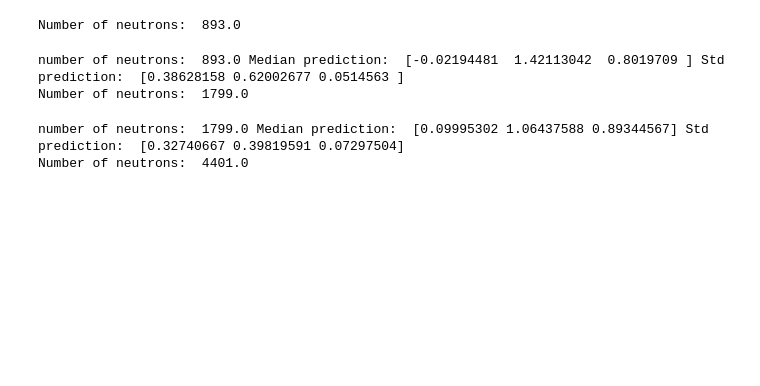
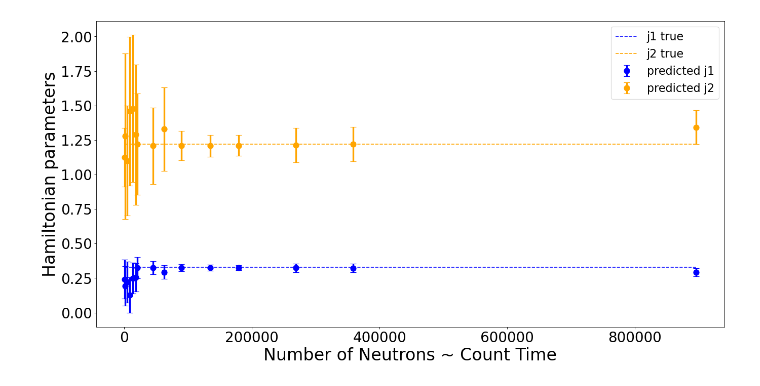
Before and after one commit to slaclab/neural-representation-sqw, a Jupyter notebook: src/simulate_low_counting.ipynb, the cells around one changed output. Cells and saved outputs as stored; diff of their text form; code cells hidden in the pictures; blank space fills up the shorter version.

Commit message:
fix low counting

```diff
--- a/src/simulate_low_counting.ipynb
+++ b/src/simulate_low_counting.ipynb
@@ -24,13 +32,13 @@ preds = []
 path = '../data_experimental/'
 
 # parameters for gradient descent
-batch_size = 2048 # number of pixels across both slices; stochastic optimization to find better minima
+batch_size = 4096 # number of pixels across both slices; stochastic optimization to find better minima
 max_iter = 2000
 learning_rate = 0.01
 n_restarts = 10
 
 # note n_samples != n_neutrons since the rejection sampling procedure is not very efficient
-for n_samples in tqdm([5000, 10000, 25000, 50000, 75000, 100000, 115000, 250000, 350000, 500000, 750000, 1000000,1500000, 2000000,5000000, 6000000]):
+for n_samples in tqdm([100, 10000, 25000, 50000, 75000, 100000, 150000, 200000, 300000, 500000, 750000, 1000000,1500000, 2000000,5000000]):
 
     # Sample from experimentally smoothed "probability" distribution
     c_sqw_rs_slice1 = rejection_sampling(c_sqw_slice1, n_samples=n_samples).T
@@ -39,8 +47,8 @@ for n_samples in tqdm([5000, 10000, 25000, 50000, 75000, 100000, 115000, 250000,
     mc_simulations.append([c_sqw_rs_slice1, c_sqw_rs_slice2]) # save mc simulation
 
     # convert data to (q,E) from pixel space
-    test_x_1, test_y_1 = image_to_coords(c_sqw_rs_slice1, c_E_slice1, c_sqw_slice1, background_start=150,background_end=160)
-    test_x_2, test_y_2 = image_to_coords(c_sqw_rs_slice2, c_E_slice2, c_sqw_slice2, background_start=95,background_end=100)
+    test_x_1, test_y_1 = image_to_coords(c_q_slice1, c_E_slice1, c_sqw_rs_slice1, background_start=150,background_end=160)
+    test_x_2, test_y_2 = image_to_coords(c_q_slice2, c_E_slice2, c_sqw_rs_slice2, background_start=95,background_end=100)
 
     # convert to tensors
     test_x = tf.convert_to_tensor(np.vstack((test_x_1, test_x_2[test_y_2 != 0])), dtype=tf.float32)
@@ -51,26 +59,21 @@ for n_samples in tqdm([5000, 10000, 25000, 50000, 75000, 100000, 115000, 250000,
     n_2 = np.sum(c_sqw_rs_slice2)
     num_neutrons.append([n_1 + n_2])
 
-    print('Number of neutrons: ', n_1 + n_2)
-
     pred_iter = [] # stores the result of n_restart gradient descent optimizations
 
     for n in range(n_restarts):
-        min_loss, min_loss_j1, min_loss_j2, metrics  = optimize_surrogate(test_x, test_y,
+        min_loss, min_loss_j1, min_loss_j2, metrics  = optimize_surrogate(test_x,
+                                                                          test_y,
                                                                           model, learning_rate = learning_rate,
                                                                           batch_size = batch_size,
                                                                           max_iter=max_iter, plotting = False)
+
         pred_iter.append([min_loss_j1, min_loss_j2, min_loss])
 
     preds.append(pred_iter)
 
-    print("number of neutrons: ", n_1 + n_2, "Median prediction: ", np.median(pred_iter,axis=0), "Std prediction: ", np.std(pred_iter,axis=0))
+    print("number of neutrons: ", n_1 + n_2, "Best prediction (lowest loss): ", pred_iter[np.argmin(np.array(pred_iter)[:,2])], "Std prediction: ", np.std(pred_iter,axis=0))
 
 preds = np.array(preds)
 num_neutrons = np.array(num_neutrons)
+mc_simulations = np.array(mc_simulations)
-# %% [output]
-Number of neutrons:  893.0
-number of neutrons:  893.0 Median prediction:  [-0.02194481  1.42113042  0.8019709 ] Std prediction:  [0.38628158 0.62002677 0.0514563 ]
-Number of neutrons:  1799.0
-number of neutrons:  1799.0 Median prediction:  [0.09995302 1.06437588 0.89344567] Std prediction:  [0.32740667 0.39819591 0.07297504]
-Number of neutrons:  4401.0
@@ -76,0 +84,17 @@ Number of neutrons:  4401.0
+# %%
+from matplotlib.pyplot import figure
+
+figure(figsize=(20, 10), dpi=80)
+
+plt.errorbar(num_neutrons, np.median(preds[:,:,0],axis=1), np.std(preds[:,:,0],axis=1), fmt = 'o', ms = 10, elinewidth=3, capsize=5, barsabove=True, label = 'predicted j1', color = 'blue')
+plt.errorbar(num_neutrons, np.median(preds[:,:,1],axis=1), np.std(preds[:,:,1],axis=1), fmt = 'o', ms = 10, elinewidth=3, capsize=5, barsabove=True, label = 'predicted j2', color = 'orange')
+plt.plot(num_neutrons, 0.328*np.ones(num_neutrons.shape), "--", label = 'j1 true', color = 'blue')
+plt.plot(num_neutrons, 1.2198*np.ones(num_neutrons.shape), "--", label = 'j2 true',  color = 'orange')
+plt.xticks(fontsize = 25)
+plt.yticks(fontsize = 25)
+plt.xlabel('Number of Neutrons ~ Count Time', fontsize = 30)
+plt.ylabel('Hamiltonian parameters', fontsize = 30)
+plt.legend(fontsize=20)
+plt.show()
+# %% [output]
+[figure, added]
```
Also changed, not shown: parts of 3 cells of this notebook, 1 other file.
